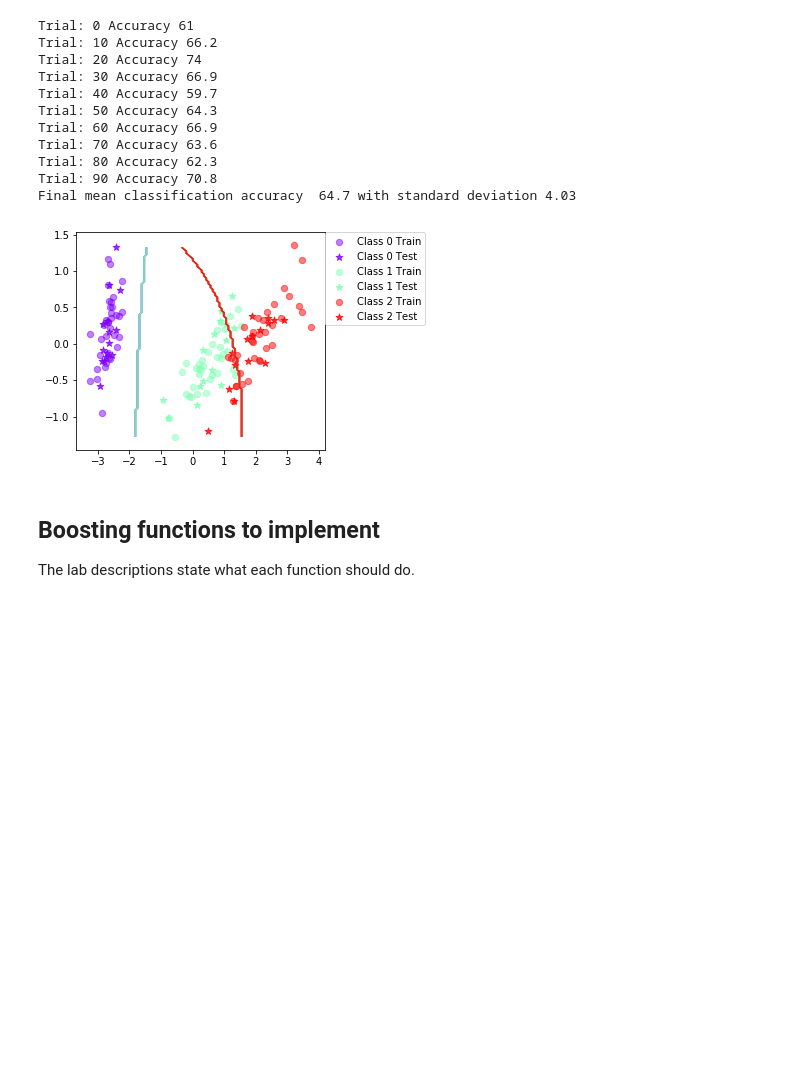
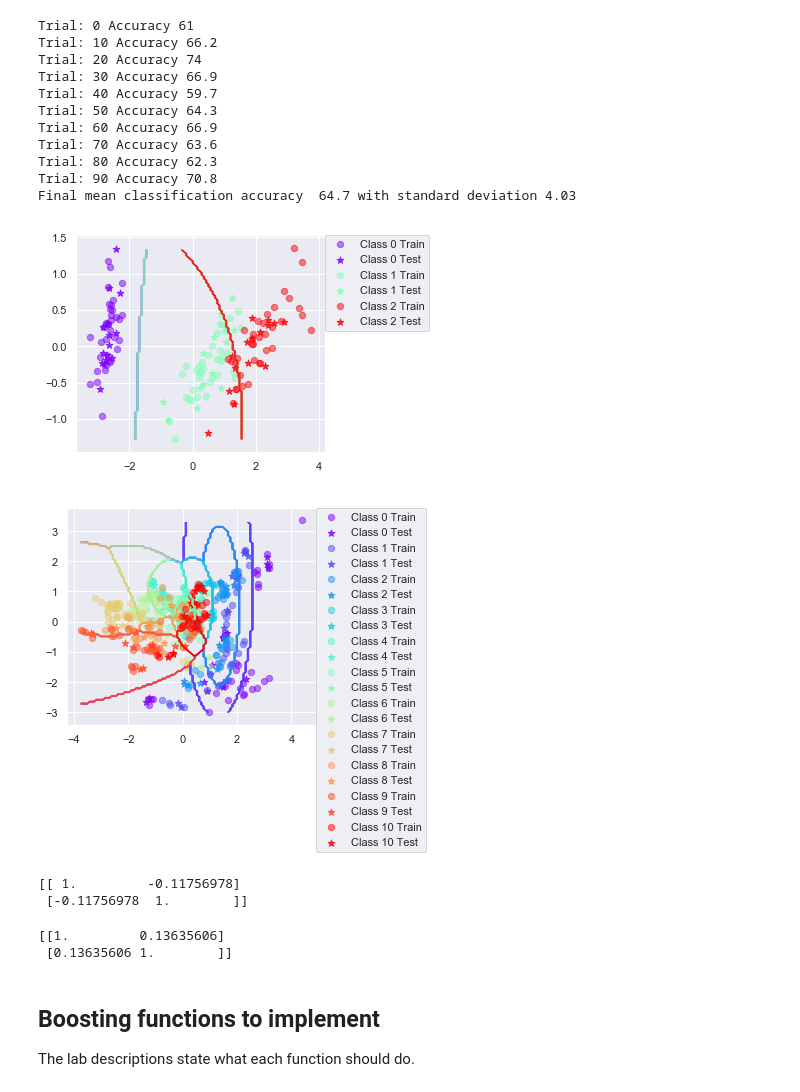
Before and after one commit to emmenru/DD2421, a Jupyter notebook: lab3.ipynb, the cells around one changed output. Saved outputs shown, nothing was run; the diff lists cells and outputs as text; code cells hidden in the pictures; blank space fills up the shorter version.

```diff
--- a/lab3.ipynb
+++ b/lab3.ipynb
@@ -211,8 +213,38 @@ Final mean classification accuracy  64.7 with standard deviation 4.03
 # %%
 %matplotlib inline
 plotBoundary(BayesClassifier(), dataset='iris', split=0.7)
+plotBoundary(BayesClassifier(), dataset='vowel', split=0.7)
 # %% [output]
-[figure, old version]
+[figure, new version]
+[figure, added]
+# %%
+# check correlations of variables in dataset
+X = fetchDataset(dataset='iris')
+#Sepal length, Sepal width, Petal length, Petal width
+data = X[0]
+col1 = data[:,0]
+col2 = data[:,1]
+col3 = data[:,2]
+col4 = data[:,3]
+
+coef=np.corrcoef(col1,col2)
+print coef
+# %% [output]
+[[ 1.         -0.11756978]
+ [-0.11756978  1.        ]]
+# %%
+X = fetchDataset(dataset='vowel')
+data = X[0]
+col1 = data[:,0]
+col2 = data[:,1]
+col3 = data[:,2]
+col4 = data[:,3]
+
+coef=np.corrcoef(col3,col4)
+print coef
+# %% [output]
+[[1.         0.13635606]
+ [0.13635606 1.        ]]
 # %% [markdown]
 ## Boosting functions to implement
 
```
Also changed, not shown: parts of 12 cells of this notebook, 5 other files.
